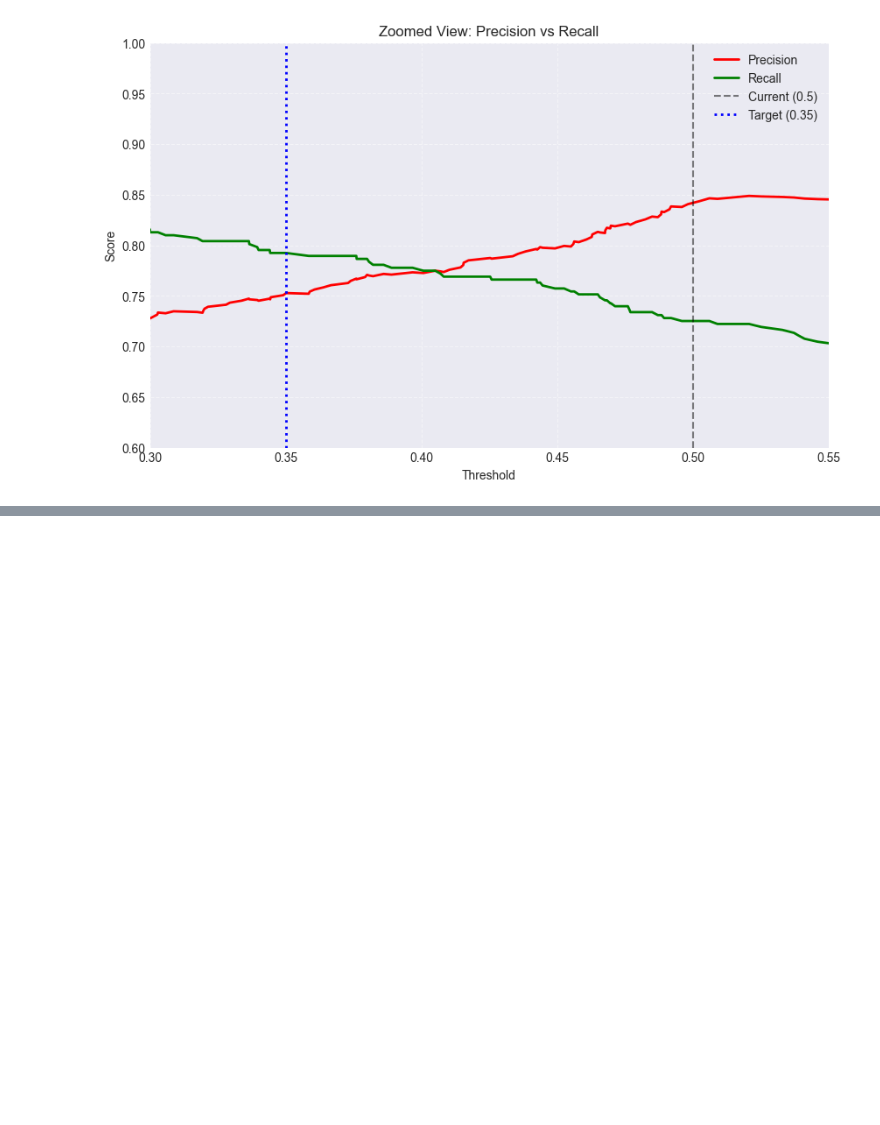
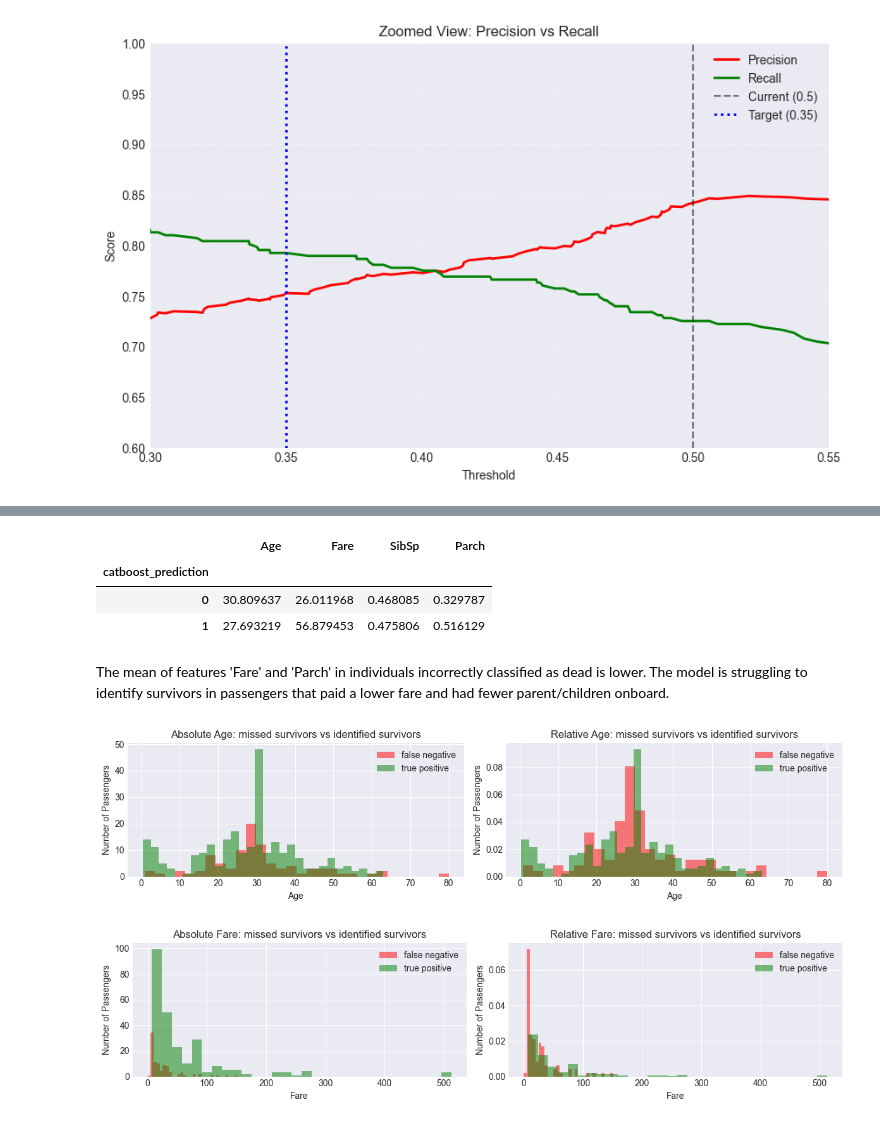
Before and after one commit to lopez-davcio/learning-journal, a Jupyter notebook: titanic-classification/titanic-analysis.ipynb, the cells around one changed output, grey strips where cells are left out. Cells and saved outputs as stored; diff of their text form; code cells hidden in the pictures; blank space fills up the shorter version.

Commit message:
analyse false negative vs true positive characteristics

```diff
--- a/titanic-classification/titanic-analysis.ipynb
+++ b/titanic-classification/titanic-analysis.ipynb
@@ -464,7 +464,8 @@ Age vs survival: It seems that the probability of surviving for children under 1
 Fare vs survival: Low fares seem to correspond with lower chance of surviving. From roughly 50$ the rate of survival increases.
 # %%
 # plot discrete features against survival
-for feature in ['SibSp', 'Parch', 'Sex', 'Pclass', 'Cabin', 'Embarked']:
+discrete_features = ['SibSp', 'Parch', 'Sex', 'Pclass', 'Cabin', 'Embarked']
+for feature in discrete_features:
     # instantiate figure object
     fig, (ax1, ax2, ax3) = plt.subplots(1, 3, figsize=(16, 5))
 
@@ -1050,0 +1074,17 @@ plt.show()
+# %%
+for feature in discrete_features:
+
+    # get the normalized value counts
+    tp_counts = survive_catboost_tp[feature].value_counts(normalize=True)
+    fn_counts = survive_catboost_fn[feature].value_counts(normalize=True)
+    fn_to_tp_ratio = fn_counts / tp_counts
+
+    # obtain the comparison table
+    comparison_tp_fn = pd.DataFrame({
+        'True Positives':tp_counts,
+        'False Negatives':fn_counts,
+        'FN to TP ratio': fn_to_tp_ratio
+    }).round(2)
+
+    print('')
+    display(comparison_tp_fn)
@@ -1050,0 +1136,30 @@ plt.show()
+# %%
+# among survivours, obtain the mean of numerical categories grouped by prediction
+survive_catboost[['Age', 'Fare', 'SibSp', 'Parch', 'catboost_prediction']].groupby('catboost_prediction').mean()
+# %% [output]
+|  | Age | Fare | SibSp | Parch |
+| catboost_prediction |  |  |  |  |
+| 0 | 30.809637 | 26.011968 | 0.468085 | 0.329787 |
+| 1 | 27.693219 | 56.879453 | 0.475806 | 0.516129 |
+# %% [markdown]
+The mean of features 'Fare' and 'Parch' in individuals incorrectly classified as dead is lower. The model is struggling to identify survivors in passengers that paid a lower fare and had fewer parent/children onboard.
+# %%
+# plot continuous features against survival
+for feature in ['Age', 'Fare']:
+    # Create a figure with 2 subplots (1 row, 2 columns)
+    fig, (ax1, ax2) = plt.subplots(1, 2, figsize=(12, 3))
+
+    for ax, density, frequency in ((ax1, False, 'Absolute'), (ax2, True, 'Relative')):
+
+        ax.hist(survive_catboost_fn[feature], bins=30, alpha=0.5, color='red', label='false negative', density=density)
+        ax.hist(survive_catboost_tp[feature], bins=30, alpha=0.5, color='green', label='true positive', density=density)
+        ax.set_title(f'{frequency} {feature}: missed survivors vs identified survivors')
+        ax.set_ylabel('Number of Passengers')
+        ax.set_xlabel(feature)
+        ax.legend()
+
+    plt.tight_layout() # Prevents labels from overlapping
+    plt.show()
+# %% [output]
+[figure, added]
+[figure, added]
```
Also changed, not shown: parts of 11 cells of this notebook.
